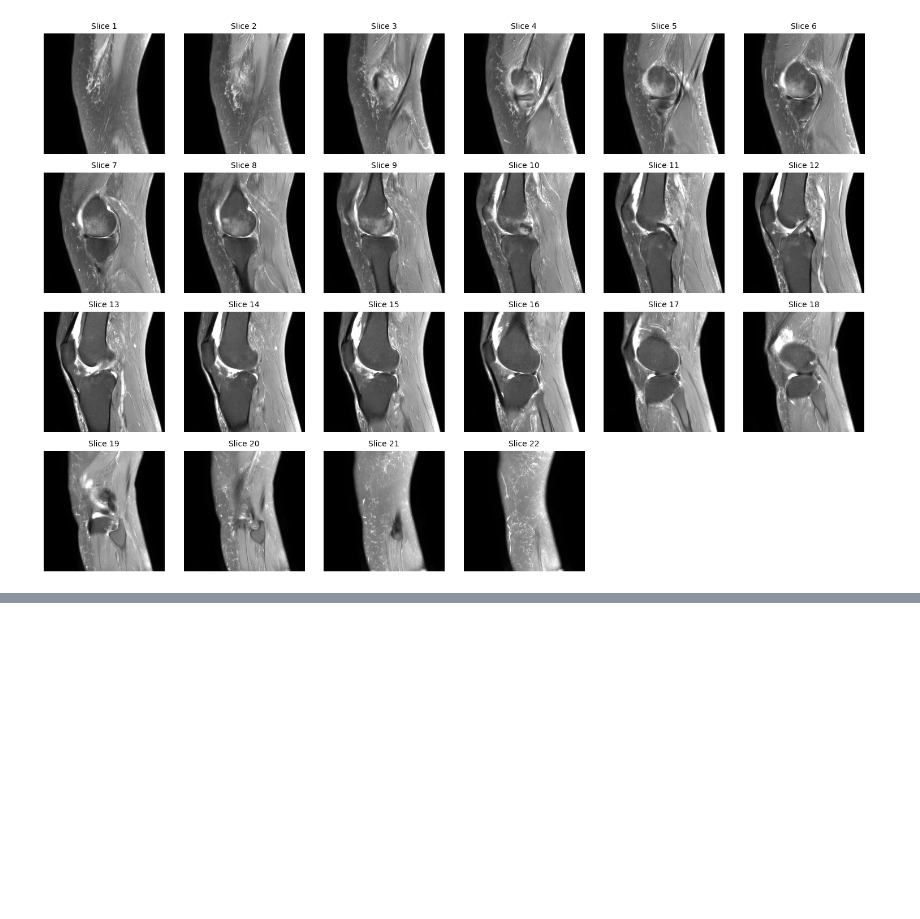
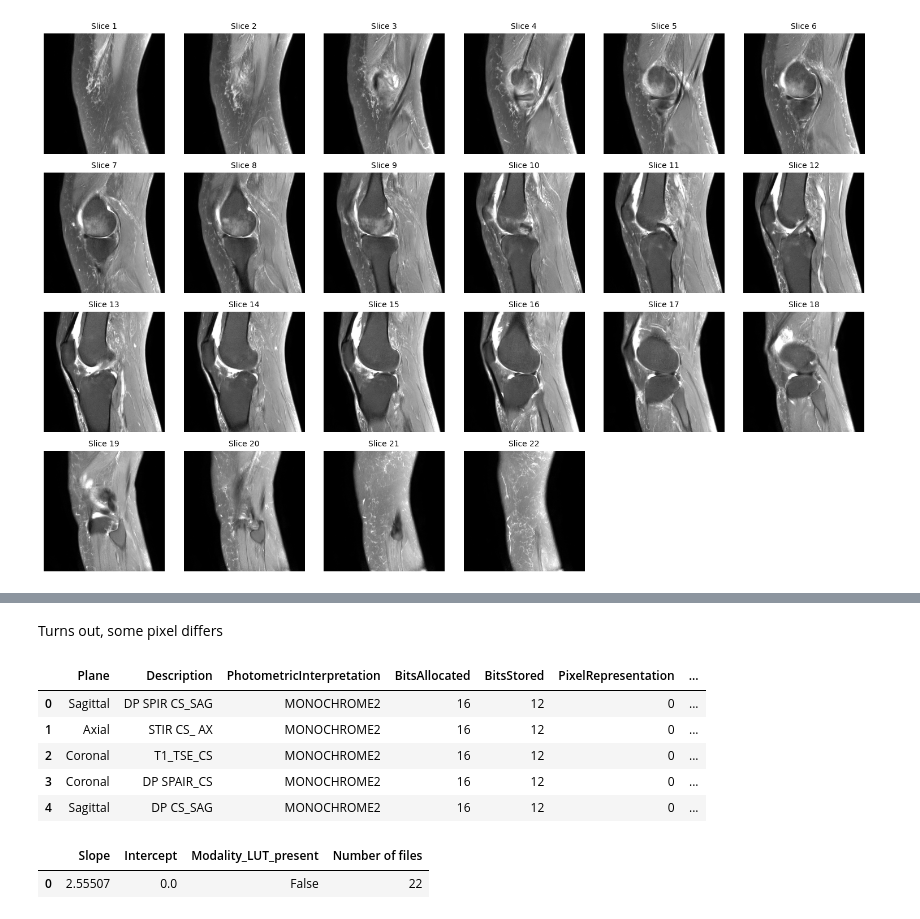
Before and after one commit to Z-bros/RSNA-Knee-Abnormality, a Jupyter notebook: 02-dicom-metadata-eda.ipynb, the cells around one changed output, grey strips where cells are left out. Cells and saved outputs as stored; diff of their text form; code cells hidden in the pictures; blank space fills up the shorter version.

```diff
--- a/02-dicom-metadata-eda.ipynb
+++ b/02-dicom-metadata-eda.ipynb
@@ -320,0 +366,67 @@ plt.show()
+# %% [markdown]
+Turns out, some pixel differs
+# %%
+pixel_tags = [
+    "PhotometricInterpretation",
+    "BitsAllocated",
+    "BitsStored",
+    "PixelRepresentation",
+    "RescaleSlope",
+    "RescaleIntercept",
+    "PixelPaddingValue",
+    "PixelPaddingRangeLimit",
+]
+
+records = []
+
+for _, row in study_series.iterrows():
+    folder = (
+        ROOT / "train_series"
+        / study_id / row["SeriesInstanceUID"]
+    )
+    files = sorted(folder.glob("*.dcm"))
+
+    if not files:
+        continue
+
+    ds = pydicom.dcmread(files[0], stop_before_pixels=True)
+
+    record = {
+        "Plane": row["Anatomical_Plane"],
+        "Description": getattr(ds, "SeriesDescription", None),
+    }
+
+    for tag in pixel_tags:
+        record[tag] = str(getattr(ds, tag, "Absent"))
+
+    records.append(record)
+
+pixel_metadata = pd.DataFrame(records)
+display(pixel_metadata)
+# %% [output]
+|  | Plane | Description | PhotometricInterpretation | BitsAllocated | BitsStored | PixelRepresentation | ... |
+| 0 | Sagittal | DP SPIR CS_SAG | MONOCHROME2 | 16 | 12 | 0 | ... |
+| 1 | Axial | STIR CS_ AX | MONOCHROME2 | 16 | 12 | 0 | ... |
+| 2 | Coronal | T1_TSE_CS | MONOCHROME2 | 16 | 12 | 0 | ... |
+| 3 | Coronal | DP SPAIR_CS | MONOCHROME2 | 16 | 12 | 0 | ... |
+| 4 | Sagittal | DP CS_SAG | MONOCHROME2 | 16 | 12 | 0 | ... |
+# %%
+scaling_records = []
+
+for path in ordered_files:
+    ds = pydicom.dcmread(path, stop_before_pixels=True)
+
+    scaling_records.append({
+        "Slope": getattr(ds, "RescaleSlope", None),
+        "Intercept": getattr(ds, "RescaleIntercept", None),
+        "Modality_LUT_present": "ModalityLUTSequence" in ds,
+    })
+
+display(
+    pd.DataFrame(scaling_records)
+    .value_counts(dropna=False)
+    .reset_index(name="Number of files")
+)
+# %% [output]
+|  | Slope | Intercept | Modality_LUT_present | Number of files |
+| 0 | 2.55507 | 0.0 | False | 22 |
```
Also changed, not shown: parts of 4 cells of this notebook.
